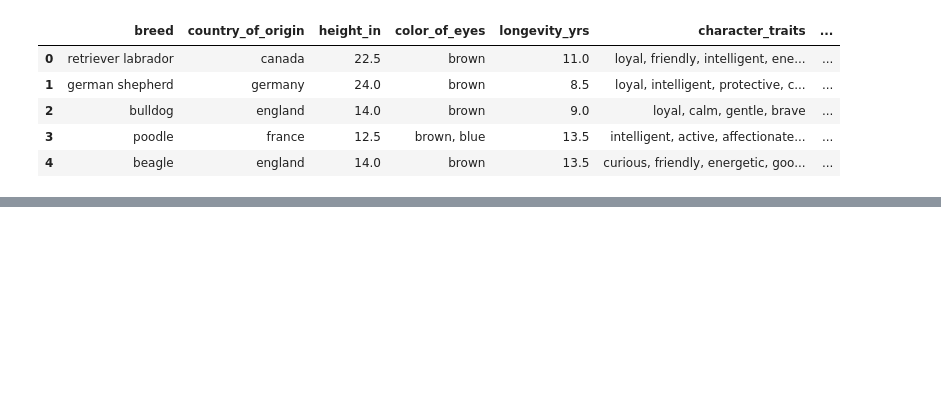
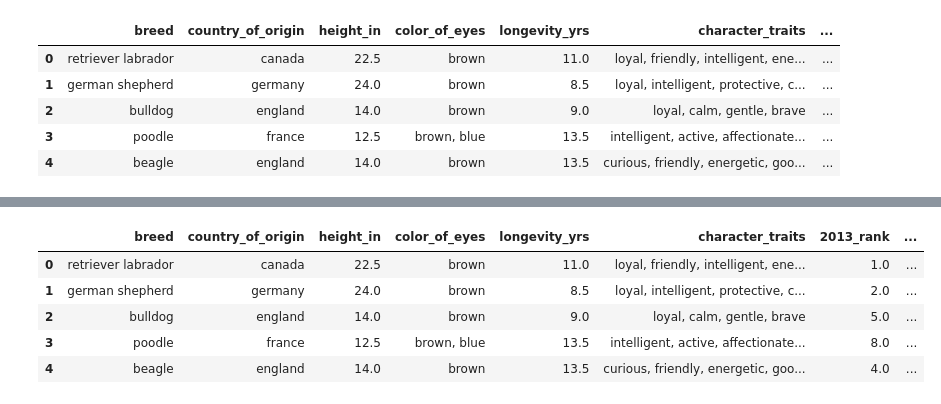
Before and after one commit to Adalab/da-modulo4-sprint1-pairprogramming-ClaraMarga, a Jupyter notebook: limpieza.ipynb, the cells around one changed output, grey strips where cells are left out. Saved outputs shown, nothing was run; the diff lists cells and outputs as text; code cells hidden in the pictures; blank space fills up the shorter version.

```diff
--- a/limpieza.ipynb
+++ b/limpieza.ipynb
@@ -641,0 +673,2 @@ final_df.head()
+# %%
+final_df.drop(columns=["fur_color_2", "fur_color_3"], inplace=True)
@@ -641,0 +706,16 @@ final_df.head()
+# %%
+
+# Encontrar la máxima cantidad de valores separados por coma en una celda
+max_values = final_df['common_health_problems'].str.split(',').apply(len).max()
+
+# Dividir la columna 'fur_color' en múltiples columnas
+common_health_problems_expanded = final_df['common_health_problems'].str.split(',', expand=True)
+
+# Renombrar las columnas creadas
+common_health_problems_expanded.columns = [f"common_health_problems{i+1}" for i in range(max_values)]
+
+# Unir las columnas nuevas al DataFrame original
+final_df = pd.concat([final_df, common_health_problems_expanded], axis=1)
+
+# Eliminar la columna original 'fur_color'
+final_df.drop(columns=['common_health_problems'], inplace=True)
@@ -641,0 +731,3 @@ final_df.head()
+# %%
+final_df['main_health_problem'] = final_df['common_health_problems'].str.split(',').str[0]
+final_df['other_health_problem'] = final_df['common_health_problems'].str.split(',').str[1:].str.join(',')
@@ -641,0 +743,11 @@ final_df.head()
+# %%
+final_df.drop(columns=["common_health_problems", "primer_elemento", "resto"], inplace=True)
+# %%
+final_df.head()
+# %% [output]
+|  | breed | country_of_origin | height_in | color_of_eyes | longevity_yrs | character_traits | 2013_rank | ... |
+| 0 | retriever labrador | canada | 22.5 | brown | 11.0 | loyal, friendly, intelligent, ene... | 1.0 | ... |
+| 1 | german shepherd | germany | 24.0 | brown | 8.5 | loyal, intelligent, protective, c... | 2.0 | ... |
+| 2 | bulldog | england | 14.0 | brown | 9.0 | loyal, calm, gentle, brave | 5.0 | ... |
+| 3 | poodle | france | 12.5 | brown, blue | 13.5 | intelligent, active, affectionate... | 8.0 | ... |
+| 4 | beagle | england | 14.0 | brown | 13.5 | curious, friendly, energetic, goo... | 4.0 | ... |
```
Also changed, not shown: parts of 22 cells of this notebook, 1 other file.
